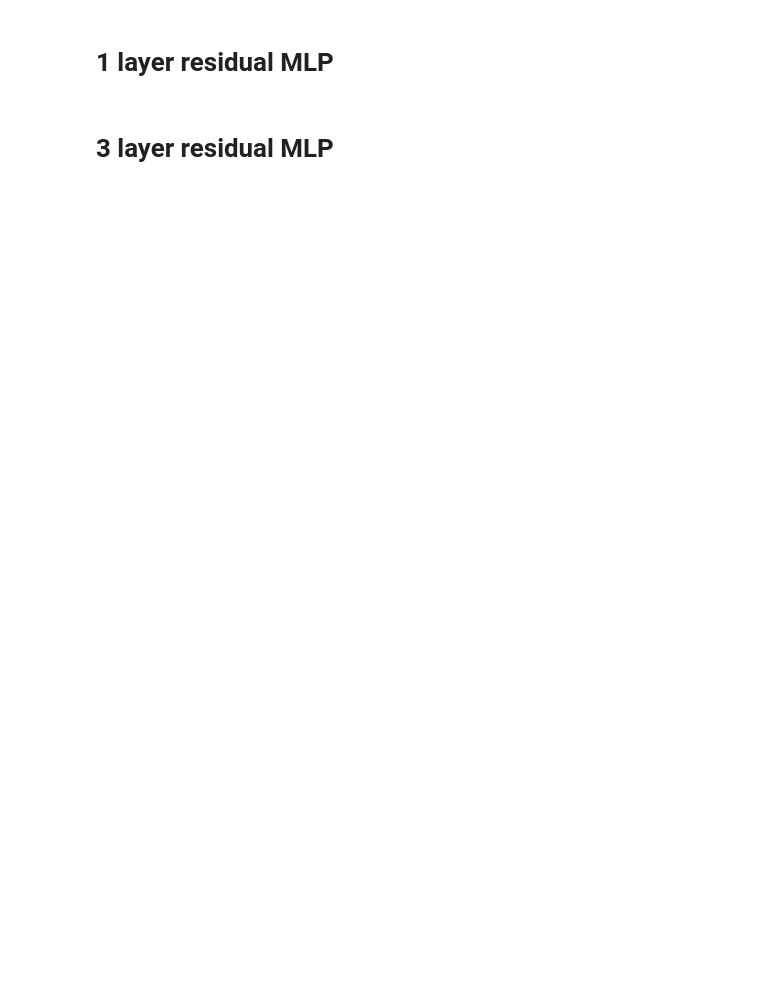
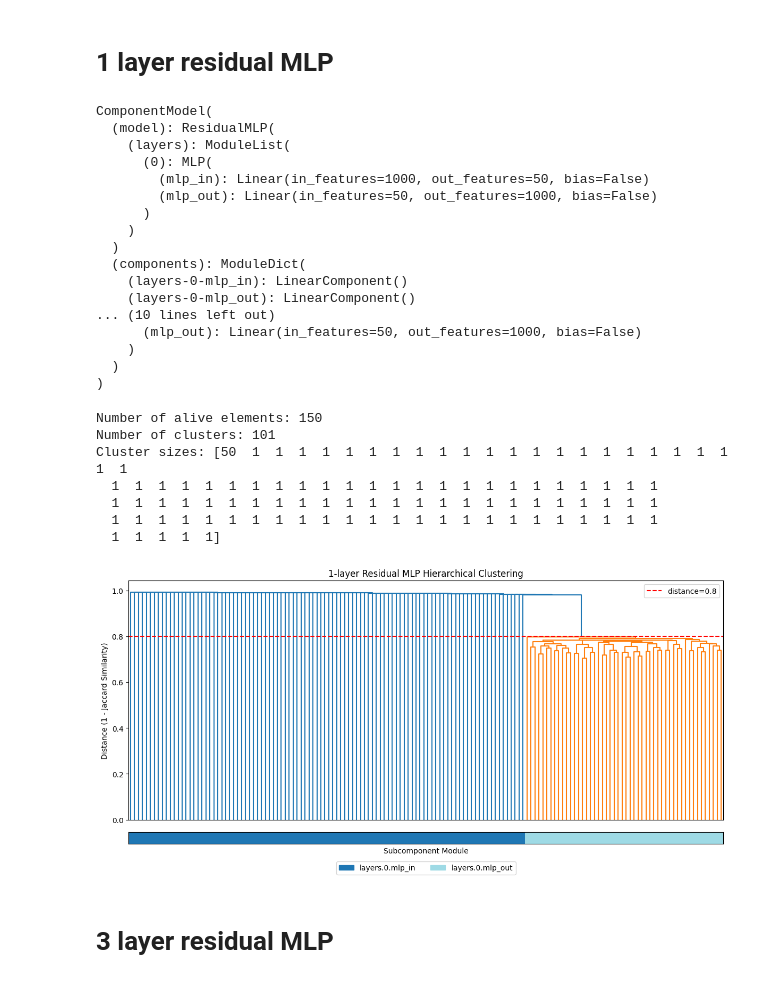
Before and after one commit to mivanit/apd, a Jupyter notebook: notebooks/dev_grouping.ipynb, the cells around one changed output. Saved outputs shown, nothing was run; the diff lists cells and outputs as text; code cells hidden in the pictures; blank space fills up the shorter version.

Commit message:
refactor grouping nb

```diff
--- a/notebooks/dev_grouping.ipynb
+++ b/notebooks/dev_grouping.ipynb
@@ -1,17 +1,20 @@
 # %%
 from typing import Any
+from pathlib import Path
 
 import matplotlib.pyplot as plt
 import numpy as np
 import torch
+import torch.nn as nn
 from jaxtyping import Float, Int
 from torch import Tensor
-from torch.utils.data import DataLoader
+from torch.utils.data import Dataset, DataLoader
 from tqdm import tqdm
 from matplotlib.patches import Patch
 from scipy.cluster.hierarchy import dendrogram, fcluster, linkage
 from scipy.spatial.distance import squareform
 
+from spd.configs import Config
 from spd.data_utils import DatasetGeneratedDataLoader, SparseFeatureDataset
 from spd.experiments.resid_mlp.resid_mlp_dataset import ResidualMLPDataset
 from spd.models.component_model import ComponentModel
@@ -20,7 +23,7 @@ from spd.utils import extract_batch_data, get_device
 
 # warnings.filterwarnings("ignore")
 
-device = get_device()
-print(f"Using device: {device}")
+DEVICE = get_device()
+print(f"Using device: {DEVICE = }")
 torch.set_grad_enabled(False)
 # %% [output]
@@ -354,27 +406,51 @@ fig, clusters, Z, alive_mask = plot_clustering_from_results(
 # %% [markdown]
 # 1 layer residual MLP
 # %%
-MODEL_PATH = "/afs/cs.stanford.edu/u/nathu/code/apd/spd/experiments/resid_mlp/out/randrecon1.00e+00_p2.00e+00_lpsp1.00e-05_m100_sd1_lr2.00e-03_bs2048_gtgate_mlp_ft100_lay1_resid1000_mlp50_20250618_181826_677/model_30000.pth"
-# Load the decomposition model
-comp_model, config, _ = ComponentModel.from_pretrained(MODEL_PATH)
-comp_model.to(device)
-target_model = comp_model.model
-
-
-dataset = ResidualMLPDataset(
-    n_features=target_model.config.n_features,
-    feature_probability=config.task_config.feature_probability,
-    device=device,
-    calc_labels=False,  # Our labels will be the output of the target model
-    label_type=None,
-    act_fn_name=None,
-    label_fn_seed=None,
-    label_coeffs=None,
-    data_generation_type=config.task_config.data_generation_type,
-    synced_inputs=None,
+run_decomp_pipeline(
+    model_path=Path("data/mlp-decomp/model_30000.pth"),
+    dataset_cls=ResidualMLPDataset,
+    dataset_kwargs=dict(
+        calc_labels=False,  # Our labels will be the output of the target model
+        label_type=None,
+        act_fn_name=None,
+        label_fn_seed=None,
+        label_coeffs=None,
+		synced_inputs=None,
+    ),
+    coactivations_kwargs=dict(
+        module_groups=[["layers.0.mlp_in", "layers.0.mlp_out"]],
+    ),
+    plot_kwargs=dict(
+        group_key="group_0",
+        threshold=0.8,
+        title="1-layer Residual MLP Hierarchical Clustering",
+        min_alive_counts=500,
+    ),
+    device=DEVICE,
 )
-data_loader = DatasetGeneratedDataLoader(
-    dataset=dataset,
-    batch_size=1000,
-    shuffle=False,
-)
+# %% [output]
+ComponentModel(
+  (model): ResidualMLP(
+    (layers): ModuleList(
+      (0): MLP(
+        (mlp_in): Linear(in_features=1000, out_features=50, bias=False)
+        (mlp_out): Linear(in_features=50, out_features=1000, bias=False)
+      )
+    )
+  )
+  (components): ModuleDict(
+    (layers-0-mlp_in): LinearComponent()
+    (layers-0-mlp_out): LinearComponent()
+... (10 lines left out)
+      (mlp_out): Linear(in_features=50, out_features=1000, bias=False)
+    )
+  )
+)
+Number of alive elements: 150
+Number of clusters: 101
+Cluster sizes: [50  1  1  1  1  1  1  1  1  1  1  1  1  1  1  1  1  1  1  1  1  1  1  1
+  1  1  1  1  1  1  1  1  1  1  1  1  1  1  1  1  1  1  1  1  1  1  1  1
+  1  1  1  1  1  1  1  1  1  1  1  1  1  1  1  1  1  1  1  1  1  1  1  1
+  1  1  1  1  1  1  1  1  1  1  1  1  1  1  1  1  1  1  1  1  1  1  1  1
+  1  1  1  1  1]
+[figure, added]
```
Also changed, not shown: parts of 8 cells of this notebook.
